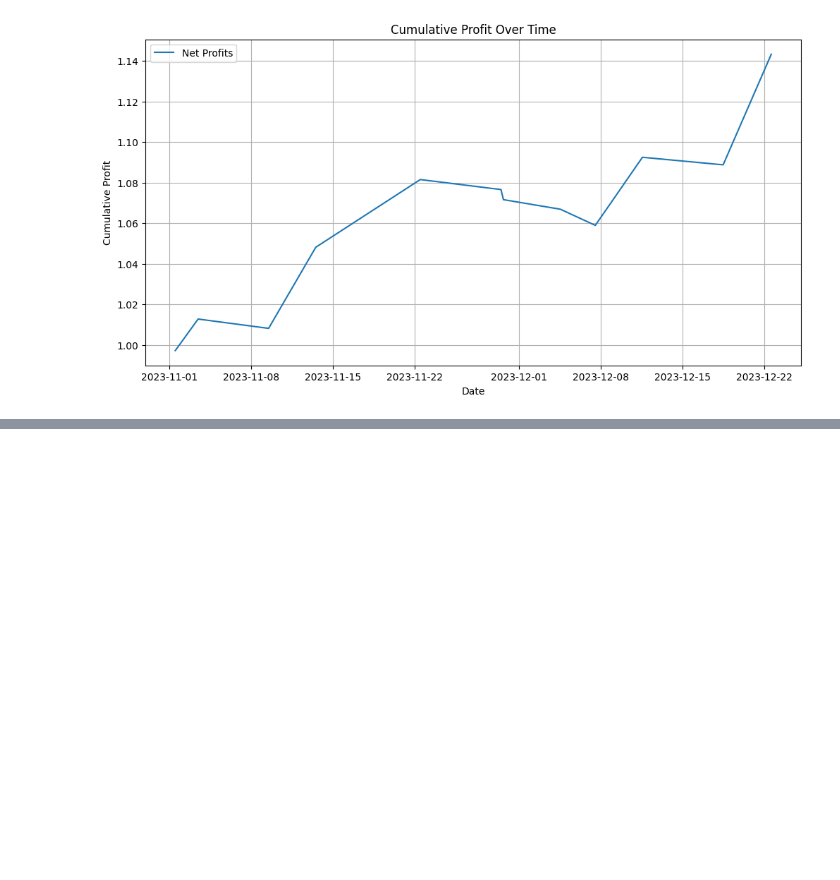
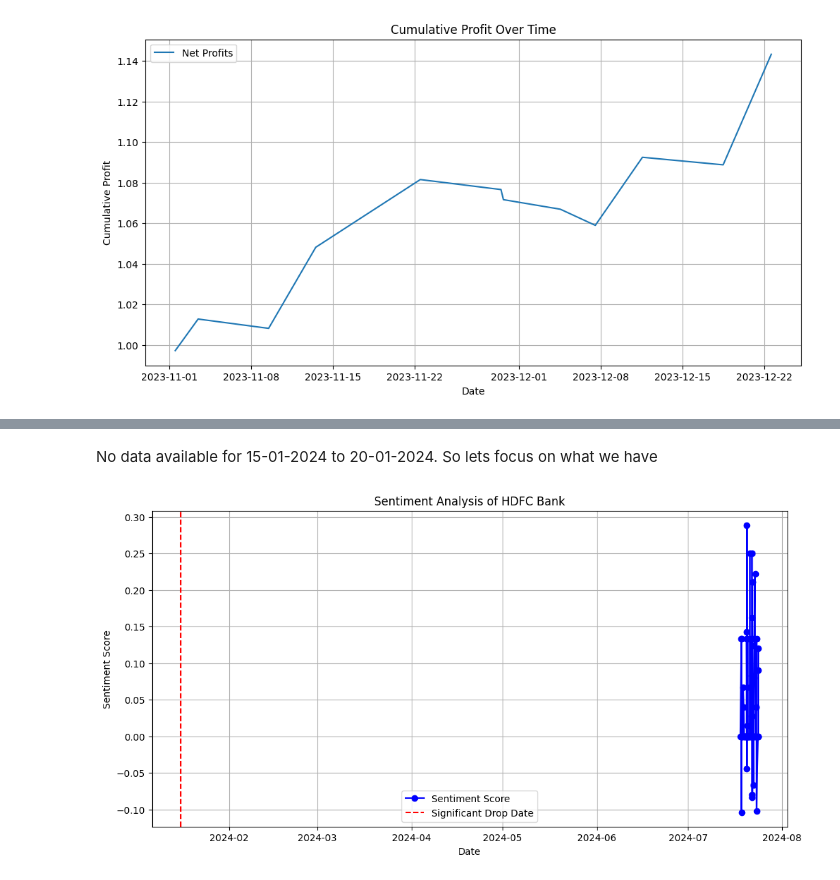
Before and after one commit to rajvijay1504/technical_analysis_in_finance, a Jupyter notebook: code.ipynb, the cells around one changed output, grey strips where cells are left out. Saved outputs shown, nothing was run; the diff lists cells and outputs as text; code cells hidden in the pictures; blank space fills up the shorter version.

Commit message:
Sentiment analysis

```diff
--- a/code.ipynb
+++ b/code.ipynb
@@ -236,0 +467,54 @@ plt.show()
+# %% [markdown]
+No data available for 15-01-2024 to 20-01-2024.
+So lets focus on what we have
+# %%
+# RSS Feed URL for HDFC Bank news
+rss_url = 'https://news.google.com/rss/search?q=HDFC+Bank'
+
+def fetch_rss_feed(url):
+    feed = feedparser.parse(url)
+    news_data = []
+
+    for entry in feed.entries:
+        title = entry.title
+        description = entry.summary
+        date = entry.published
+
+        news_data.append({'title': title, 'description': description, 'date': date})
+
+    return news_data
+
+# Fetch news articles
+articles = fetch_rss_feed(rss_url)
+
+# Analyze sentiment
+sentiment_scores = []
+dates = []
+
+for article in articles:
+    text = article['title'] + " " + article['description']
+    blob = TextBlob(text)
+    sentiment_scores.append(blob.sentiment.polarity)
+    dates.append(article['date'])
+
+# Convert to DataFrame for easier plotting
+df = pd.DataFrame({
+    'Date': pd.to_datetime(dates),
+    'Sentiment Score': sentiment_scores
+})
+
+# Sort by date
+df.sort_values(by='Date', inplace=True)
+
+# Plot sentiment scores
+plt.figure(figsize=(12, 6))
+plt.plot(df['Date'], df['Sentiment Score'], marker='o', linestyle='-', color='b', label='Sentiment Score')
+plt.axvline(pd.to_datetime("2024-01-16"), color='r', linestyle='--', label='Significant Drop Date')
+plt.xlabel('Date')
+plt.ylabel('Sentiment Score')
+plt.title('Sentiment Analysis of HDFC Bank')
+plt.legend()
+plt.grid(True)
+plt.show()
+# %% [output]
+[figure, added]
```
Also changed, not shown: parts of 24 cells of this notebook.
